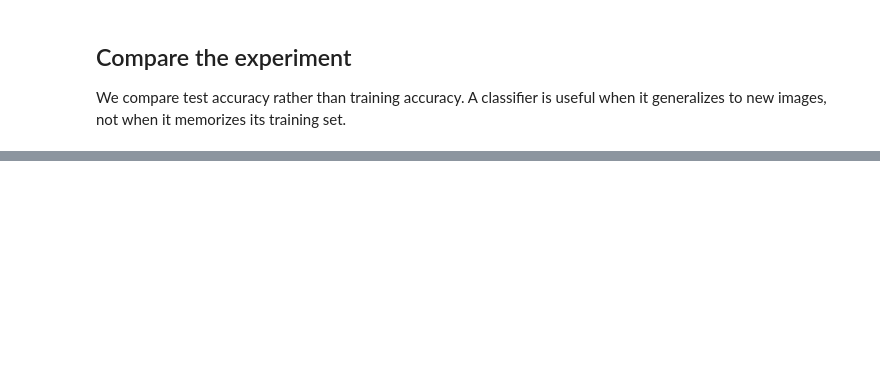
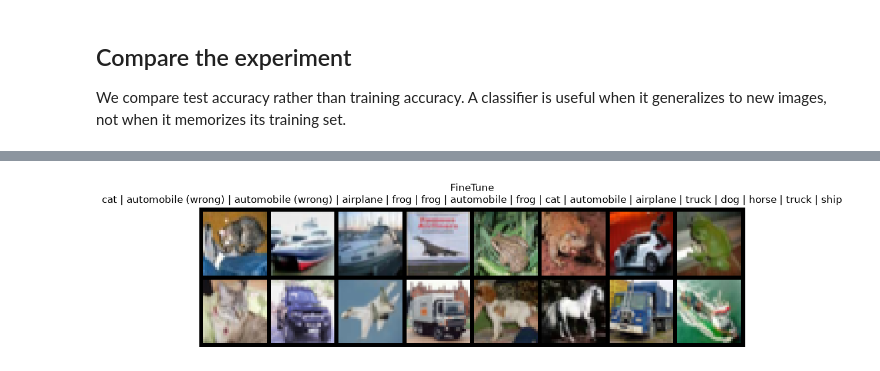
Before and after one commit to ai-with-guy/Intro-to-practical-AI-course, a Jupyter notebook: 4. Computer Vision/computer_vision.ipynb, the cells around one changed output, grey strips where cells are left out. Drawn from its saved outputs; the diff is of its cells as text; code cells hidden in the pictures; blank space fills up the shorter version.

```diff
--- a/4. Computer Vision/computer_vision.ipynb
+++ b/4. Computer Vision/computer_vision.ipynb
@@ -553,0 +534,5 @@ Questions to consider:
+# %%
+from torchvision.models import resnet18, ResNet18_Weights
+
+# Load pretrained backbone
+model = resnet18(weights=ResNet18_Weights.DEFAULT)
@@ -553,0 +565,9 @@ Questions to consider:
+# %%
+#would be hidden
+
+in_features = model.fc.in_features
+model.fc = nn.Linear(in_features, 10)
+
+model = model.to(device)
+
+fit(model, cifar_train_loader, cifar_test_loader, epochs=8)
@@ -553,0 +591,6 @@ Questions to consider:
+# %%
+show_predictions(
+    model, cifar_test_loader, cifar_classes, "FineTune", CIFAR_MEAN, CIFAR_STD
+)
+# %% [output]
+[figure, added]
```
Also changed, not shown: parts of 14 cells of this notebook, 1 other file.
